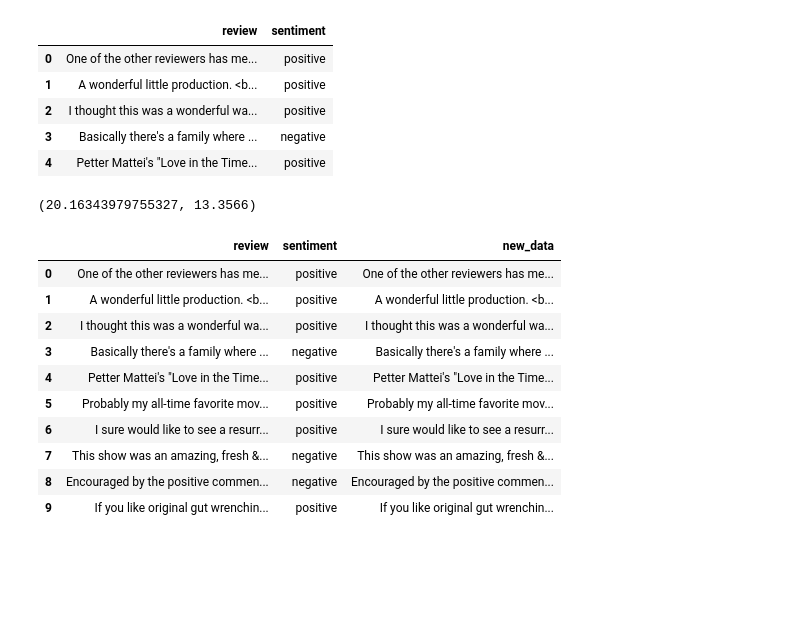
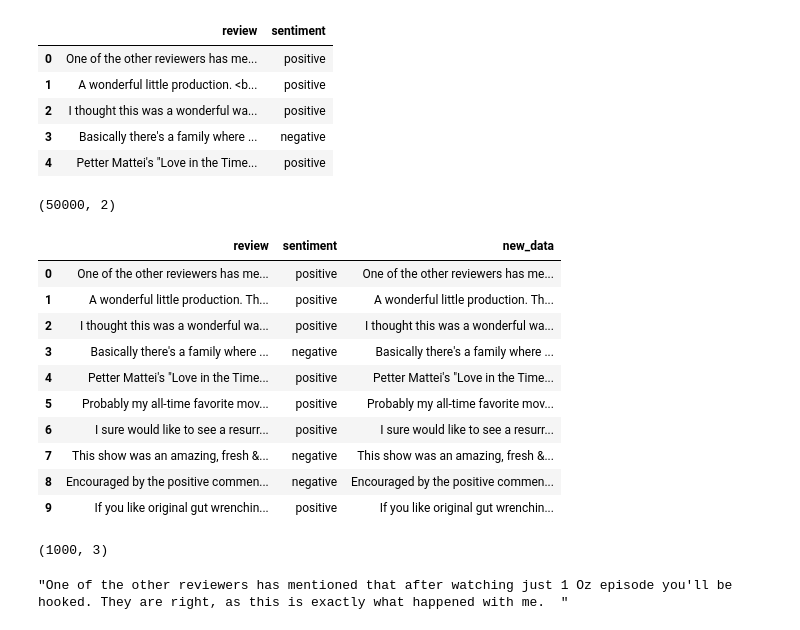
Before and after one commit to ErikMaung/recipe-generator, a Jupyter notebook: Project.ipynb, the cells around one changed output. Saved outputs shown, nothing was run; the diff lists cells and outputs as text; code cells hidden in the pictures; blank space fills up the shorter version.

```diff
--- a/Project.ipynb
+++ b/Project.ipynb
@@ -54,4 +15,0 @@ avg_words, avg_sent = averages(data['review'][:len(data['review'])//10])
-# %%
-avg_words, avg_sent
-# %% [output]
-(20.16343979755327, 13.3566)
@@ -87,11 +16,14 @@ def truncate_text(text, min_words, min_sent):
+# %%
+data.shape
+# %% [output]
+(50000, 2)
 # %%
-new_data = data.iloc[:len(data)//10].copy()
-new_data["new_data"] = new_data["review"].apply(lambda x: truncate_text(x, min_words = 50, min_sent = 2))
+new_data = modify_data(data, "review", div = 50, min_words = 20, min_sent = 2)
 new_data[:10]
 # %% [output]
 |  | review | sentiment | new_data |
 | 0 | One of the other reviewers has me... | positive | One of the other reviewers has me... |
-| 1 | A wonderful little production. <b... | positive | A wonderful little production. <b... |
+| 1 | A wonderful little production. Th... | positive | A wonderful little production. Th... |
 | 2 | I thought this was a wonderful wa... | positive | I thought this was a wonderful wa... |
 | 3 | Basically there's a family where ... | negative | Basically there's a family where ... |
 | 4 | Petter Mattei's "Love in the Time... | positive | Petter Mattei's "Love in the Time... |
@@ -119,3 +35,11 @@ def clean(data, column):
+# %%
+new_data.shape
+# %% [output]
+(1000, 3)
+# %%
+new_data.iloc[0,2]
+# %% [output]
+"One of the other reviewers has mentioned that after watching just 1 Oz episode you'll be hooked. They are right, as this is exactly what happened with me.  "
 # %%
 text = clean(new_data, 'new_data')
 print(text)
```
Also changed, not shown: parts of 29 cells of this notebook, 1 other file.
